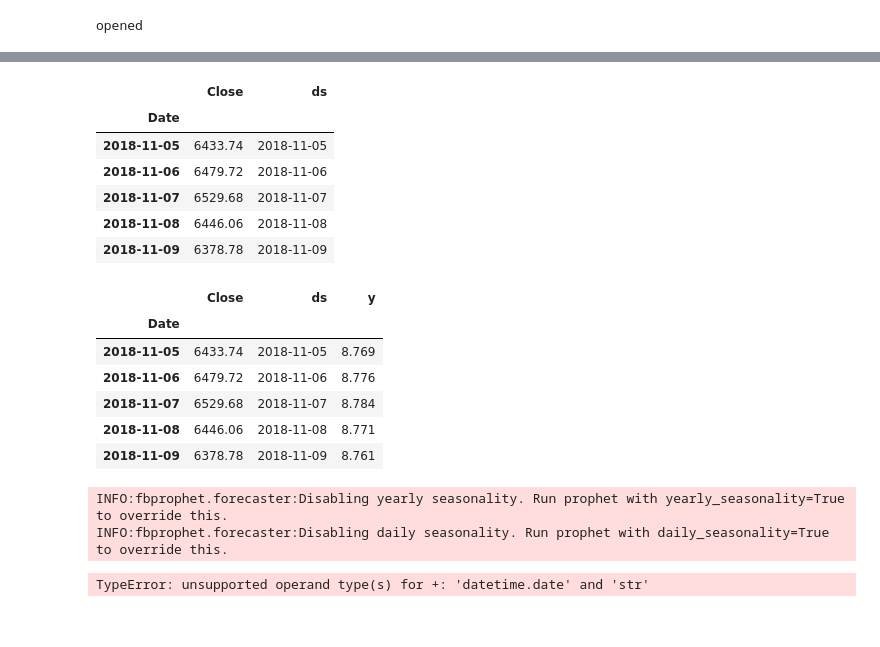
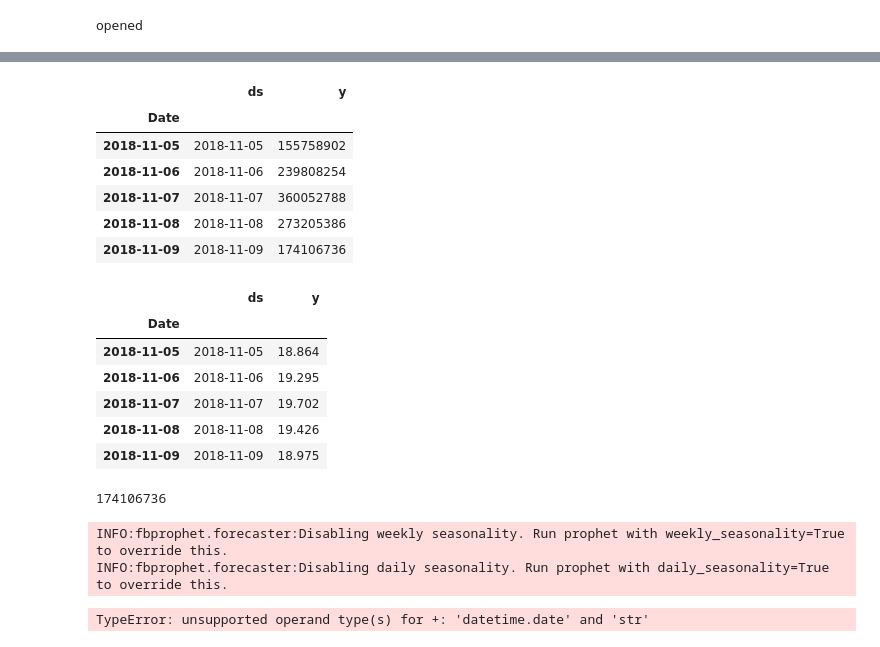
Before and after one commit to HikvIneH/ProphetFlask, a Jupyter notebook: Untitled1.ipynb, the cells around one changed output, grey strips where cells are left out. Saved outputs shown, nothing was run; the diff lists cells and outputs as text; code cells hidden in the pictures.

```diff
--- a/Untitled1.ipynb
+++ b/Untitled1.ipynb
@@ -29,5 +31,5 @@ print startDate
 # %%
-df_historical = pd.read_csv("BTC-USD.csv", index_col=[0])
+df_historical = pd.read_csv('Bitcoin.csv', index_col=[0])
 # %%
 df_historical.tail()
 # %% [output]
@@ -70,5 +72,6 @@ df.tail()
 # %%
 dfr = df_historical.round(3)
 df = pd.DataFrame(data=dfr)
-df = dfr.filter(['Close'])
-dfa = dfr.filter(['Close'])
+df = dfr.filter([0])
+dfa = dfr.iloc[:,-1]
+df.tail()
@@ -75,27 +86,33 @@ dfa = dfr.filter(['Close'])
 # %%
 df['ds'] = df.index
-dfa['ds'] = df.index
-dfa.tail()
+df['y'] = dfr.iloc[:,-1]
+df.tail()
 # %% [output]
-|  | Close | ds |
+|  | ds | y |
 | Date |  |  |
-| 2018-11-05 | 6433.74 | 2018-11-05 |
-| 2018-11-06 | 6479.72 | 2018-11-06 |
-| 2018-11-07 | 6529.68 | 2018-11-07 |
-| 2018-11-08 | 6446.06 | 2018-11-08 |
-| 2018-11-09 | 6378.78 | 2018-11-09 |
+| 2018-11-05 | 2018-11-05 | 155758902 |
+| 2018-11-06 | 2018-11-06 | 239808254 |
+| 2018-11-07 | 2018-11-07 | 360052788 |
+| 2018-11-08 | 2018-11-08 | 273205386 |
+| 2018-11-09 | 2018-11-09 | 174106736 |
 # %%
 #log transform 'Close' from non-stationary to stationary
-df['y'] = np.log(df['Close']).round(3)
+df['y'] = np.log(df.iloc[:,-1]).round(3)
 df.tail()
 # %% [output]
-|  | Close | ds | y |
-| Date |  |  |  |
-| 2018-11-05 | 6433.74 | 2018-11-05 | 8.769 |
-| 2018-11-06 | 6479.72 | 2018-11-06 | 8.776 |
-| 2018-11-07 | 6529.68 | 2018-11-07 | 8.784 |
-| 2018-11-08 | 6446.06 | 2018-11-08 | 8.771 |
-| 2018-11-09 | 6378.78 | 2018-11-09 | 8.761 |
+|  | ds | y |
+| Date |  |  |
+| 2018-11-05 | 2018-11-05 | 18.864 |
+| 2018-11-06 | 2018-11-06 | 19.295 |
+| 2018-11-07 | 2018-11-07 | 19.702 |
+| 2018-11-08 | 2018-11-08 | 19.426 |
+| 2018-11-09 | 2018-11-09 | 18.975 |
+# %%
+
+original_close = dfr.iloc[:,-1][-1]
+original_close
+# %% [output]
+174106736
 # %%
 #model = Prophet(weekly_seasonality=True, daily_seasonality=True, yearly_seasonality=True)
 if os.path.isfile("./app/static/data/"+"pickle.pckl") == False:
@@ -108,7 +125,7 @@ else:
         model = pickle.load(f)
         print 'opened'
 # %% [output]
-INFO:fbprophet.forecaster:Disabling yearly seasonality. Run prophet with yearly_seasonality=True to override this.
+INFO:fbprophet.forecaster:Disabling weekly seasonality. Run prophet with weekly_seasonality=True to override this.
 INFO:fbprophet.forecaster:Disabling daily seasonality. Run prophet with daily_seasonality=True to override this.
 # %%
 sekarang = startDate+"-"+endDate
```
Also changed, not shown: parts of 17 cells of this notebook, 43 other files.
